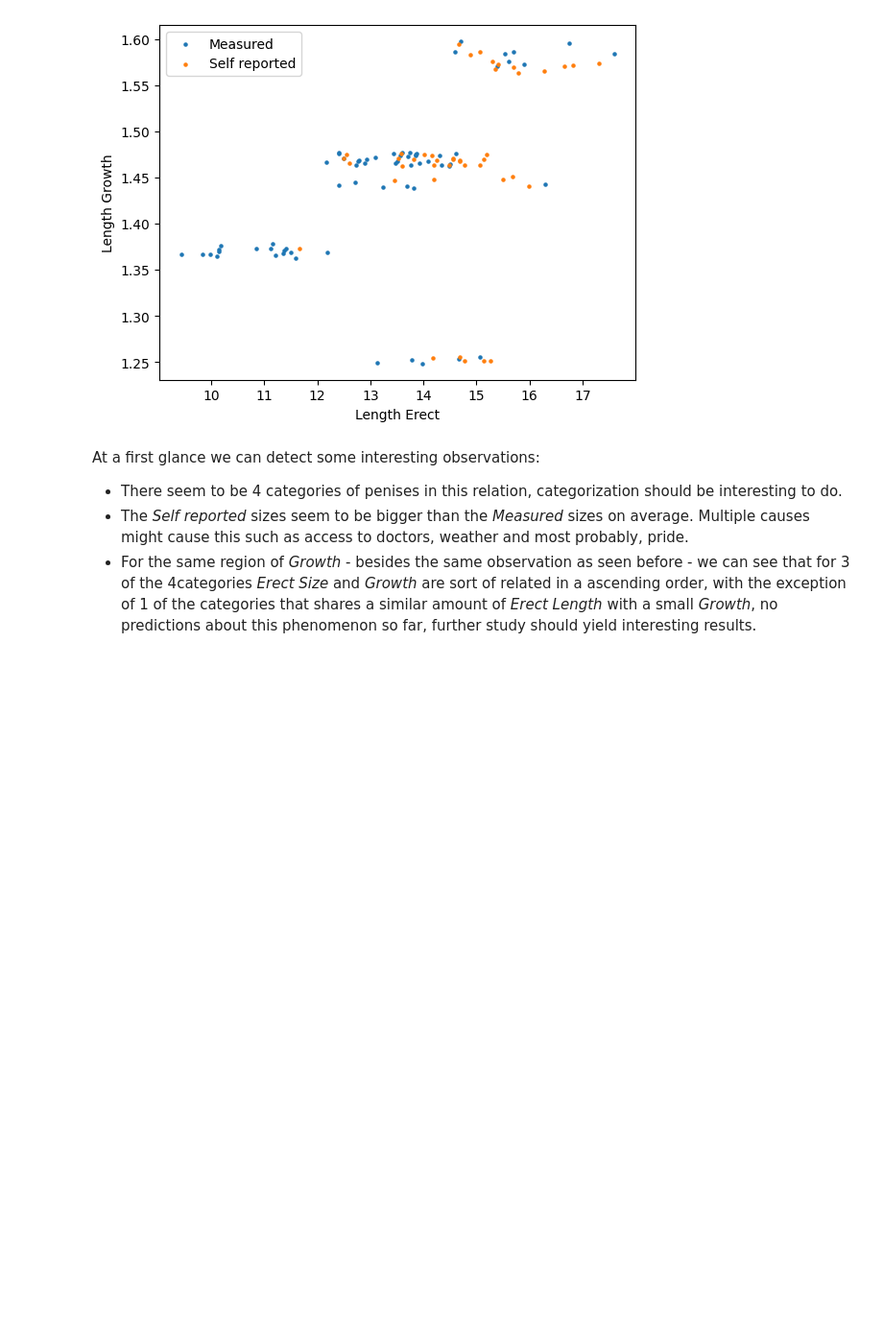
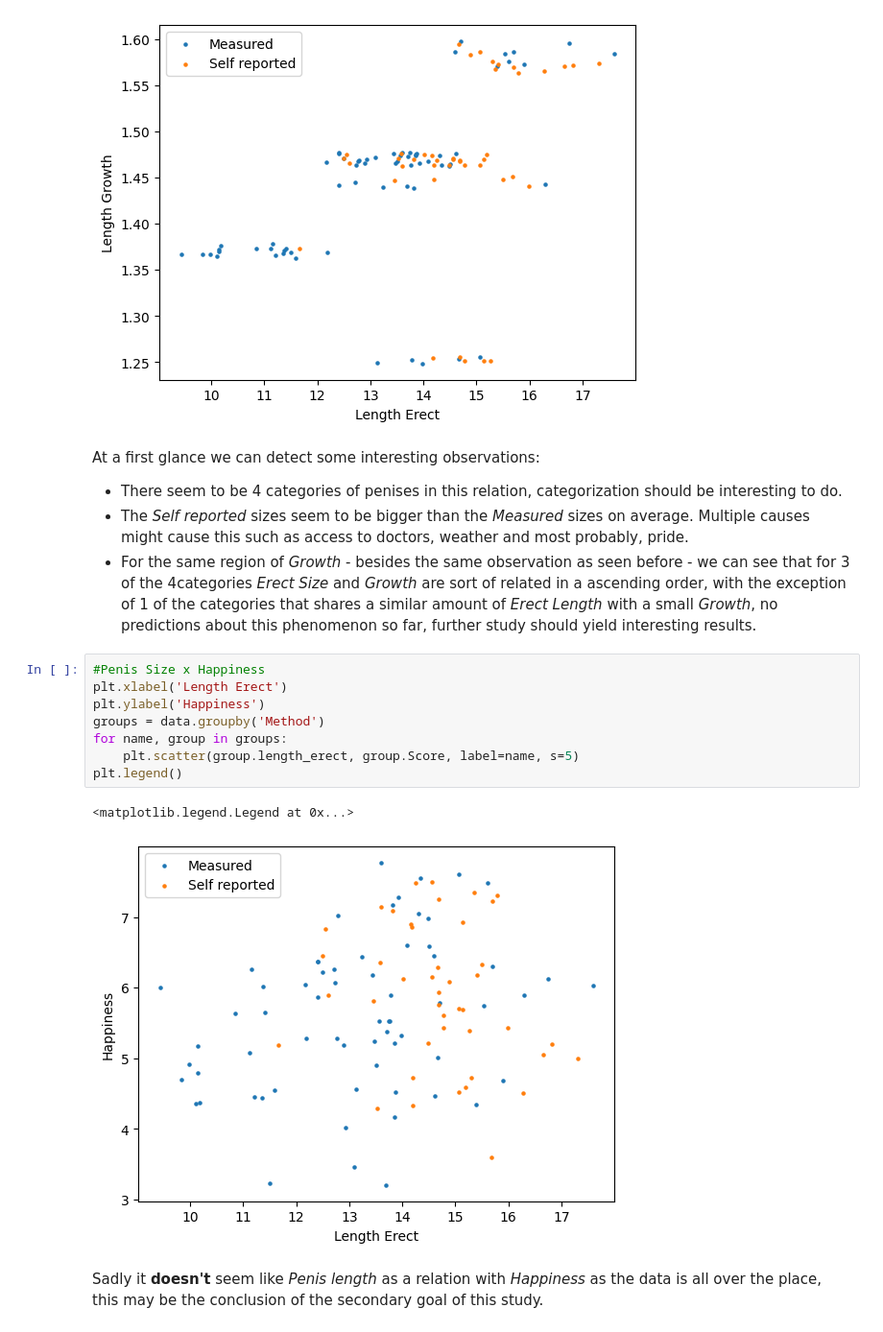
Before and after one commit to sellingjaguar/Penis-analysis, a Jupyter notebook: main.ipynb, the cells around one changed output. Shown: that part at 96% size. Saved outputs shown, nothing was run; the diff lists cells and outputs as text; blank space fills up the shorter version.

Commit message:
Penis length x Happiness

```diff
--- a/main.ipynb
+++ b/main.ipynb
@@ -35,3 +35,16 @@ At a first glance we can detect some interesting observations:
 - There seem to be 4 categories of penises in this relation, categorization should be interesting to do.
 - The *Self reported* sizes seem to be bigger than the *Measured* sizes on average. Multiple causes might cause this such as access to doctors, weather and most probably, pride.
 - For the same region of *Growth* - besides the same observation as seen before - we can see that for 3 of the 4categories *Erect Size* and *Growth* are sort of related in a ascending order, with the exception of 1 of the categories that shares a similar amount of *Erect Length* with a small *Growth*, no predictions about this phenomenon so far, further study should yield interesting results.
+# %%
+#Penis Size x Happiness
+plt.xlabel('Length Erect')
+plt.ylabel('Happiness')
+groups = data.groupby('Method')
+for name, group in groups:
+    plt.scatter(group.length_erect, group.Score, label=name, s=5)
+plt.legend()
+# %% [output]
+<matplotlib.legend.Legend at 0x...>
+[figure, added]
+# %% [markdown]
+Sadly it **doesn't** seem like *Penis length* as a relation with *Happiness* as the data is all over the place, this may be the conclusion of the secondary goal of this study.
```
